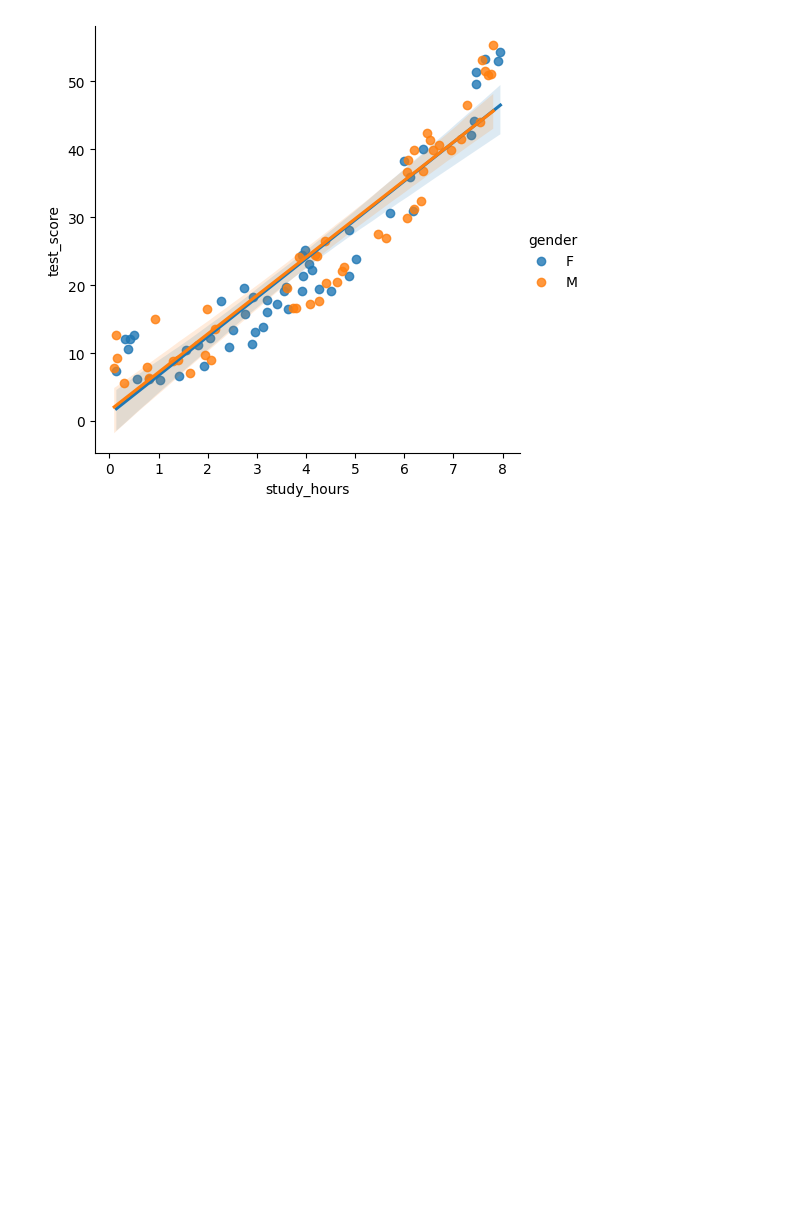
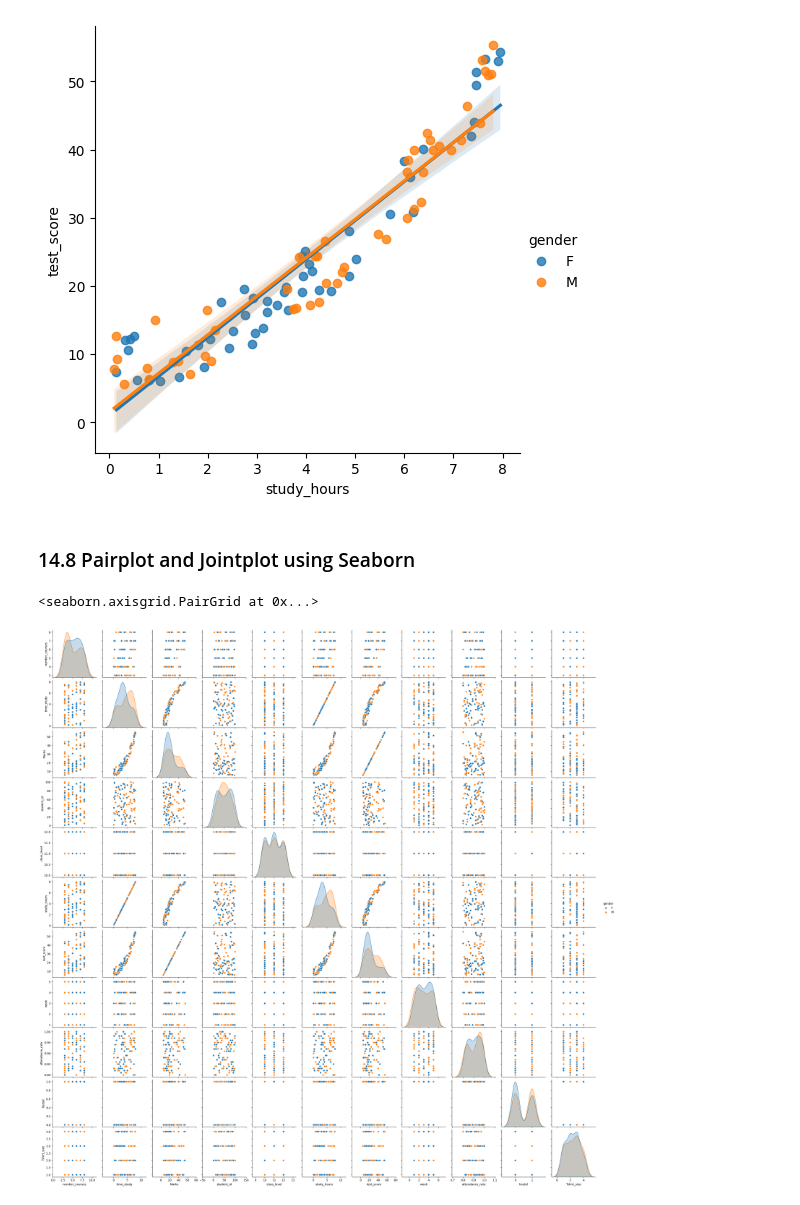
Before and after one commit to roybipro/AI-ML-learning-Phitron, a Jupyter notebook: Semister1/module-14-seaborn-plotly/seaborn-plotly.ipynb, the cells around one changed output. Cells and saved outputs as stored; diff of their text form; code cells hidden in the pictures; blank space fills up the shorter version.

Commit message:
14.8 Pairplot and Jointplot using Seaborn

```diff
--- a/Semister1/module-14-seaborn-plotly/seaborn-plotly.ipynb
+++ b/Semister1/module-14-seaborn-plotly/seaborn-plotly.ipynb
@@ -181,3 +181,11 @@ sns.lmplot(data = student, x = 'study_hours', y = 'test_score', hue = 'gender')
 # %% [output]
 <seaborn.axisgrid.FacetGrid at 0x...>
 [figure]
+# %% [markdown]
+### 14.8 Pairplot and Jointplot using Seaborn
+# %%
+# pairplot and jointplot
+sns.pairplot(data = student, hue = 'gender')
+# %% [output]
+<seaborn.axisgrid.PairGrid at 0x...>
+[figure, added]
```
Also changed, not shown: parts of 2 cells of this notebook.
